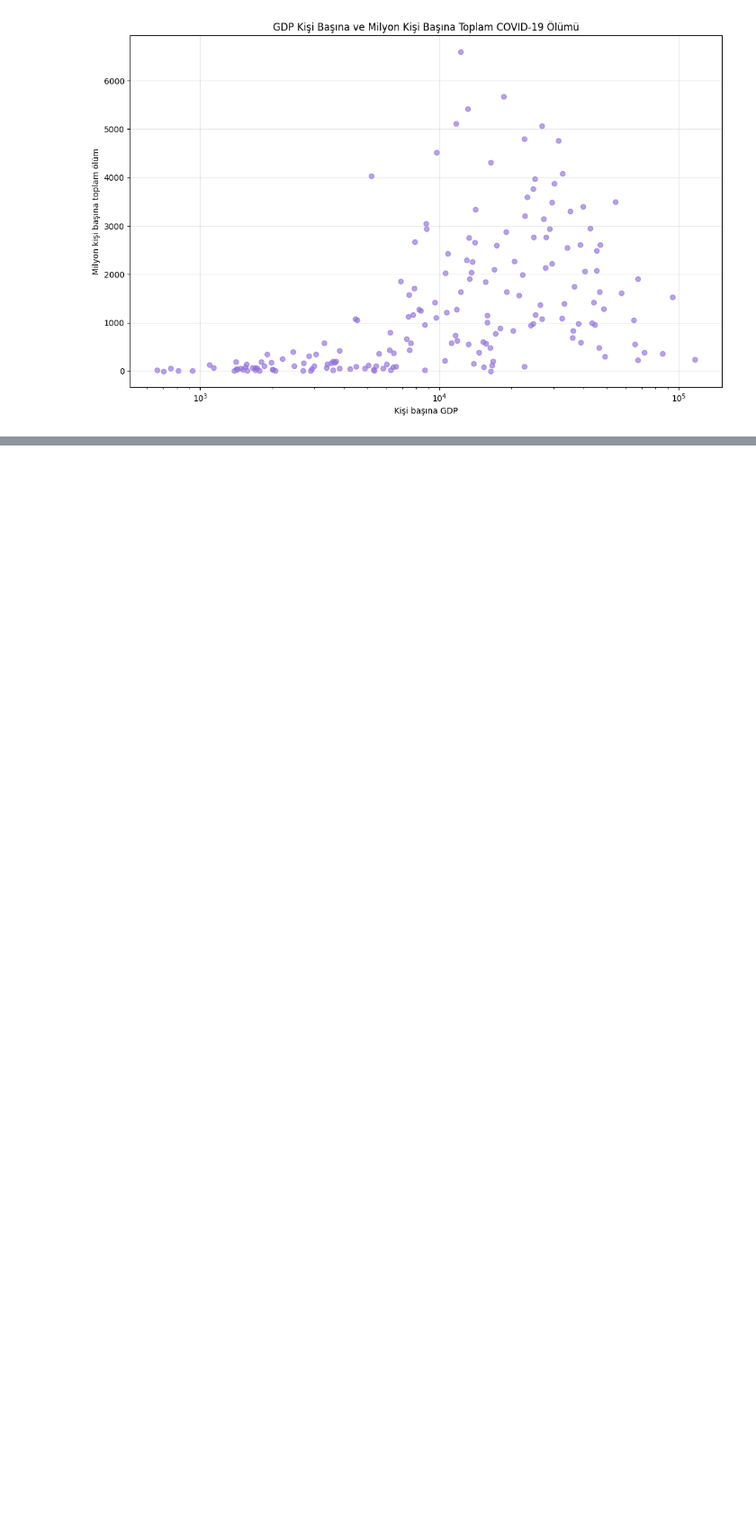
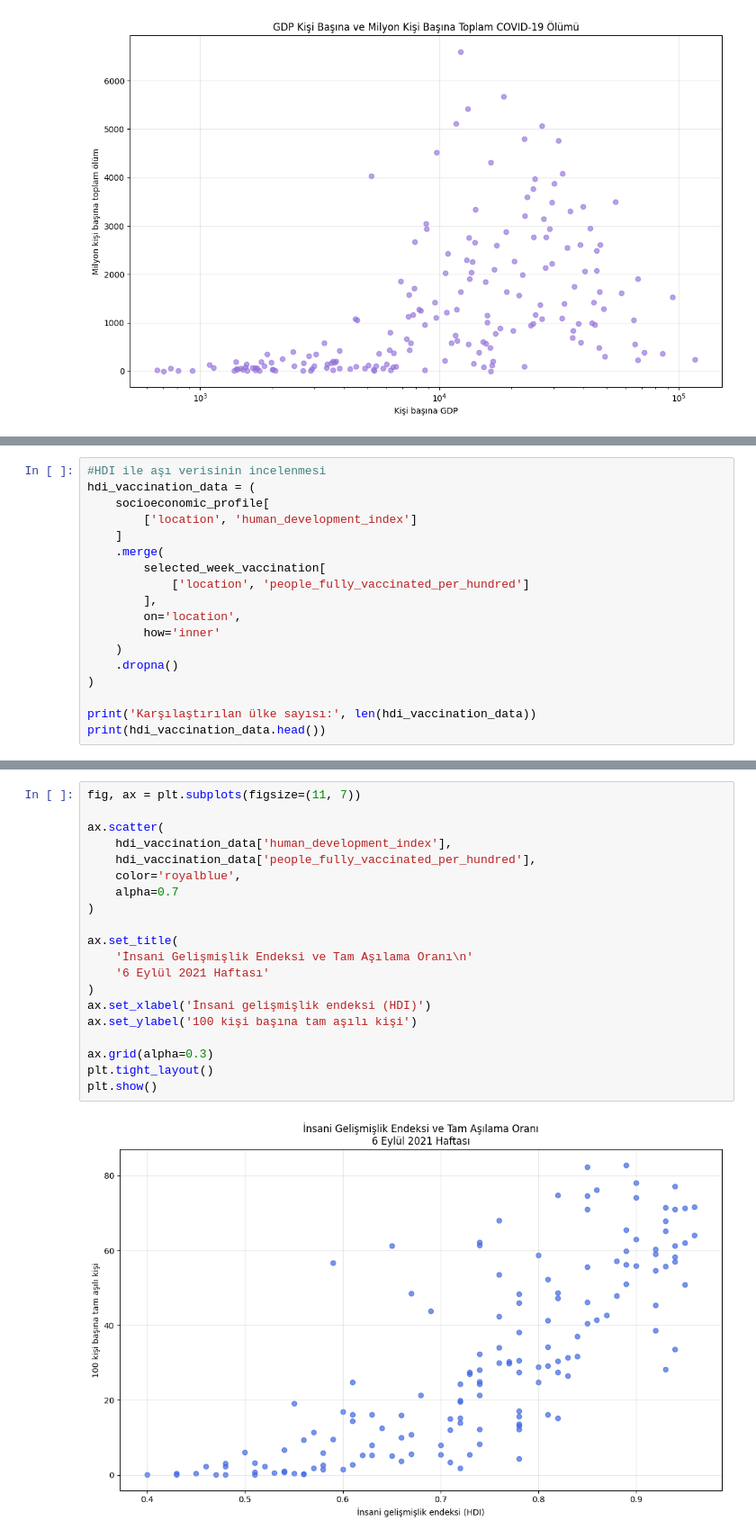
Before and after one commit to nazlican-engineer/CoronaVirusProject, a Jupyter notebook: covid_analysis.ipynb, the cells around one changed output, grey strips where cells are left out. Shown at 90% size. Drawn from its saved outputs; the diff is of its cells as text; blank space fills up the shorter version.

```diff
--- a/covid_analysis.ipynb
+++ b/covid_analysis.ipynb
@@ -4247,0 +4294,18 @@ plt.show()
+# %%
+#HDI ile aşı verisinin incelenmesi
+hdi_vaccination_data = (
+    socioeconomic_profile[
+        ['location', 'human_development_index']
+    ]
+    .merge(
+        selected_week_vaccination[
+            ['location', 'people_fully_vaccinated_per_hundred']
+        ],
+        on='location',
+        how='inner'
+    )
+    .dropna()
+)
+
+print('Karşılaştırılan ülke sayısı:', len(hdi_vaccination_data))
+print(hdi_vaccination_data.head())
@@ -4247,0 +4327,22 @@ plt.show()
+# %%
+fig, ax = plt.subplots(figsize=(11, 7))
+
+ax.scatter(
+    hdi_vaccination_data['human_development_index'],
+    hdi_vaccination_data['people_fully_vaccinated_per_hundred'],
+    color='royalblue',
+    alpha=0.7
+)
+
+ax.set_title(
+    'İnsani Gelişmişlik Endeksi ve Tam Aşılama Oranı\n'
+    '6 Eylül 2021 Haftası'
+)
+ax.set_xlabel('İnsani gelişmişlik endeksi (HDI)')
+ax.set_ylabel('100 kişi başına tam aşılı kişi')
+
+ax.grid(alpha=0.3)
+plt.tight_layout()
+plt.show()
+# %% [output]
+[figure, added]
```
Also changed, not shown: parts of 3 cells of this notebook.
